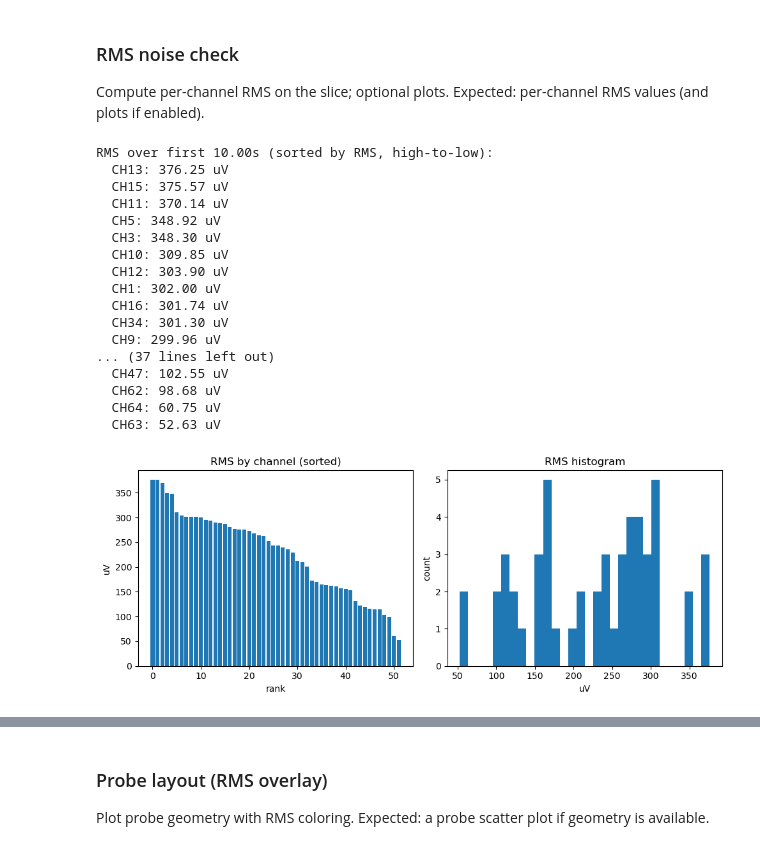
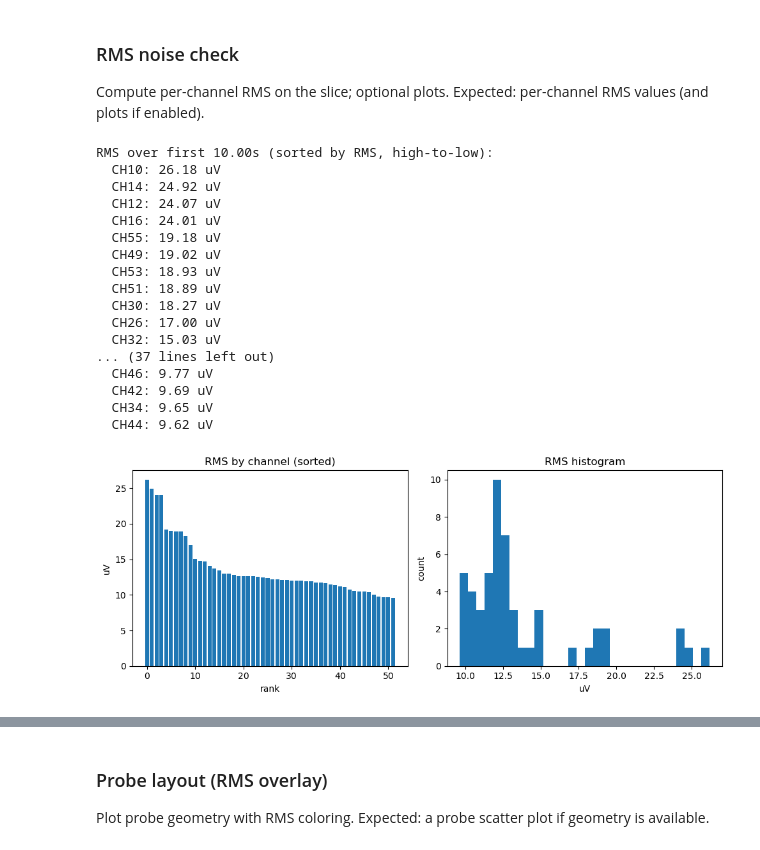
Before and after one commit to ryo-uia/neuroscience_projects, a Jupyter notebook: SpikeSorting/Analysis/sc2_presort_checks.ipynb, the cells around one changed output, grey strips where cells are left out. Cells and saved outputs as stored; diff of their text form; code cells hidden in the pictures.

```diff
--- a/SpikeSorting/Analysis/sc2_presort_checks.ipynb
+++ b/SpikeSorting/Analysis/sc2_presort_checks.ipynb
@@ -79,12 +106,3 @@ def scale_to_uV(recording):
     return spre.scale(recording, gain=gains_arr, offset=offsets_arr, dtype='float32')
 # %% [output]
 Using pipeline: C:\Users\ryoi\Documents\Code\SpikeSorting\Pipelines\spikeinterface_sc2_tet_pipeline.py
-# %%
-# Reload pipeline modules to pick up recent edits.
-import importlib
-import Functions.pipeline_utils as pu
-
-pipe = importlib.import_module(f'Pipelines.{PIPELINE_MODULE}')
-importlib.reload(pu)
-importlib.reload(pipe)
-print('pipe file:', pipe.__file__)
@@ -550,8 +606,19 @@ Limit to first N seconds for faster checks.
 Expected: a rec_slice summary after slicing.
 # %%
 TEST_SECONDS = 300  # set None for full
-rec_slice = pipe.first_seconds(rec_slice, TEST_SECONDS)
+
+base_rec = globals().get('rec_slice') or globals().get('recording')
+if base_rec is None:
+    raise RuntimeError('No recording available; run the recording load cell first.')
+
+rec_slice = pipe.first_seconds(base_rec, TEST_SECONDS)
 print(rec_slice)
+
+print(
+    'Preview preproc flags:',
+    f"USE_SI_PREPROCESS={getattr(pipe, 'USE_SI_PREPROCESS', 'n/a')}",
+    f"SC2 apply_preprocessing={sc2_runtime.get('apply_preprocessing') if 'sc2_runtime' in globals() else 'n/a'}",
+)
 
 # Build SC2-view preview from rec_slice for downstream layout checks.
 try:
@@ -867,15 +930,19 @@ Expected: per-channel RMS values (and plots if enabled).
 PLOT_RMS = True
 WINDOW_S = 10
 
-fs = rec_slice.get_sampling_frequency()
-if hasattr(rec_slice, 'get_num_samples'):
-    total = rec_slice.get_num_samples(0)
+rec_rms = globals().get('rec_sc2') or globals().get('rec_slice') or globals().get('recording')
+if rec_rms is None:
+    raise RuntimeError('No recording available; run the recording setup cells first.')
+
+fs = rec_rms.get_sampling_frequency()
+if hasattr(rec_rms, 'get_num_samples'):
+    total = rec_rms.get_num_samples(0)
 else:
-    total = rec_slice.get_num_frames(0)
+    total = rec_rms.get_num_frames(0)
 end = min(int(fs * WINDOW_S), total)
-traces = get_traces_scaled(rec_slice, start_frame=0, end_frame=end)
+traces = get_traces_scaled(rec_rms, start_frame=0, end_frame=end)
 rms = np.sqrt(np.mean(traces**2, axis=0))
-ch_ids = np.array(rec_slice.channel_ids)
+ch_ids = np.array(rec_rms.channel_ids)
 pairs = list(zip(ch_ids, rms))
 pairs.sort(key=lambda x: x[1], reverse=True)
 print(f'RMS over first {end/fs:.2f}s (sorted by RMS, high-to-low):')
@@ -883,49 +950,49 @@ for ch, val in pairs:
     print(f'  {ch}: {val:.2f} uV')
 
 if PLOT_RMS:
     sorted_vals = [p[1] for p in pairs]
     fig, axes = plt.subplots(1, 2, figsize=(10, 4))
     axes[0].bar(range(len(sorted_vals)), sorted_vals)
     axes[0].set_title('RMS by channel (sorted)')
     axes[0].set_xlabel('rank')
     axes[0].set_ylabel('uV')
     axes[1].hist(rms, bins=30)
     axes[1].set_title('RMS histogram')
     axes[1].set_xlabel('uV')
     axes[1].set_ylabel('count')
     plt.tight_layout()
     plt.show()
 
 # Noisy channel suggestion (robust thresholding).
 rms_vals = np.array([v for _, v in pairs], dtype=float)
 med = np.median(rms_vals)
 mad = np.median(np.abs(rms_vals - med))
 mad_scale = 1.4826 * mad if mad > 0 else 0.0
 thresh = med + 3.0 * mad_scale if mad_scale > 0 else med * 2.0
 flagged = [(ch, v) for ch, v in pairs if v >= thresh]
 print()
-print(f"Noisy channel suggestion (median={med:.2f} uV, MAD*1.4826={mad_scale:.2f} uV, thresh={thresh:.2f} uV)")
+print(f'Noisy channel suggestion (median={med:.2f} uV, MAD*1.4826={mad_scale:.2f} uV, thresh={thresh:.2f} uV)')
 if not flagged:
-    print("  None flagged by threshold.")
+    print('  None flagged by threshold.')
 else:
     for ch, v in flagged:
-        print(f"  {ch}: {v:.2f} uV")
+        print(f'  {ch}: {v:.2f} uV')
 # %% [output]
 RMS over first 10.00s (sorted by RMS, high-to-low):
-  CH13: 376.25 uV
-  CH15: 375.57 uV
-  CH11: 370.14 uV
-  CH5: 348.92 uV
-  CH3: 348.30 uV
-  CH10: 309.85 uV
-  CH12: 303.90 uV
-  CH1: 302.00 uV
-  CH16: 301.74 uV
-  CH34: 301.30 uV
-  CH9: 299.96 uV
+  CH10: 26.18 uV
+  CH14: 24.92 uV
+  CH12: 24.07 uV
+  CH16: 24.01 uV
+  CH55: 19.18 uV
+  CH49: 19.02 uV
+  CH53: 18.93 uV
+  CH51: 18.89 uV
+  CH30: 18.27 uV
+  CH26: 17.00 uV
+  CH32: 15.03 uV
 ... (37 lines left out)
-  CH47: 102.55 uV
-  CH62: 98.68 uV
-  CH64: 60.75 uV
-  CH63: 52.63 uV
+  CH46: 9.77 uV
+  CH42: 9.69 uV
+  CH34: 9.65 uV
+  CH44: 9.62 uV
-[figure, old version]
+[figure, new version]
```
Also changed, not shown: parts of 30 cells of this notebook, 5 other files.
